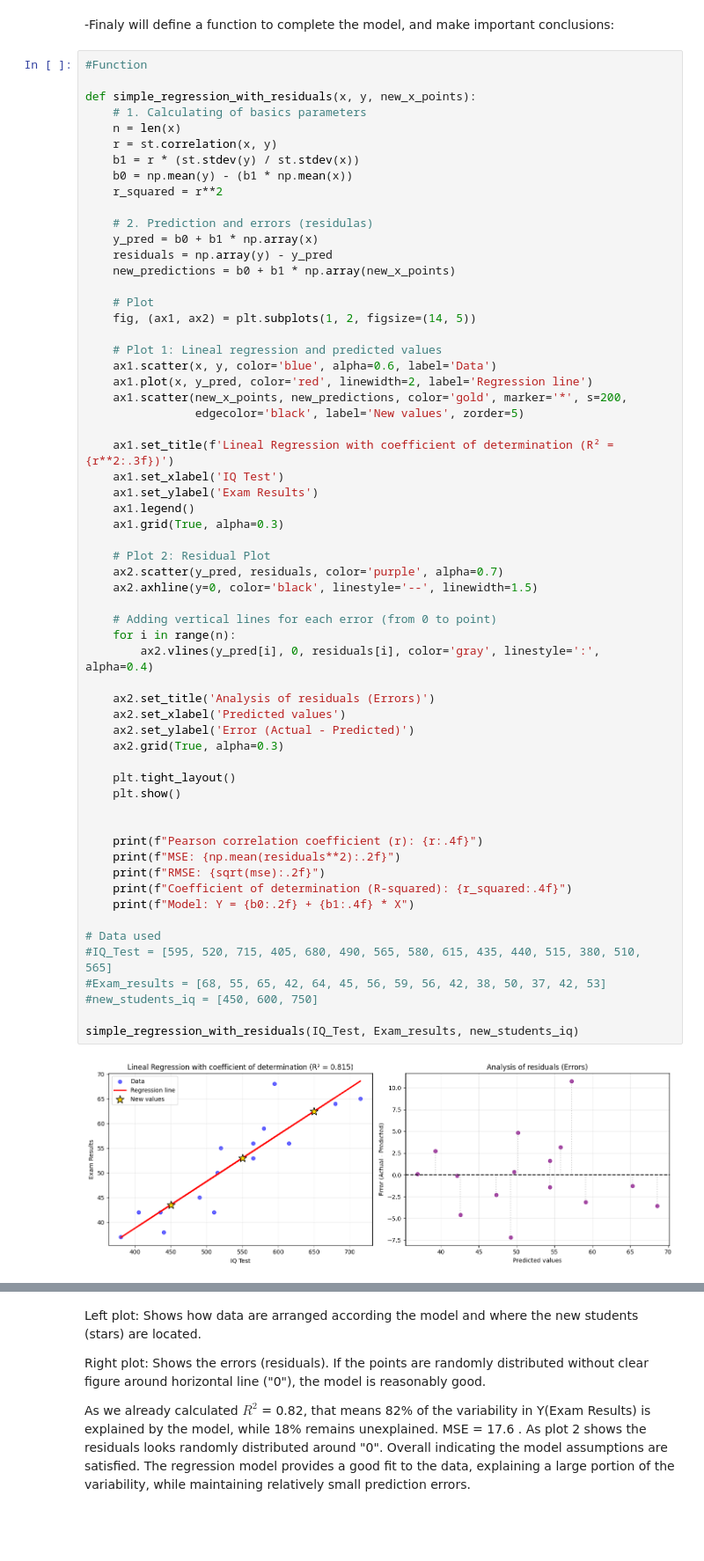
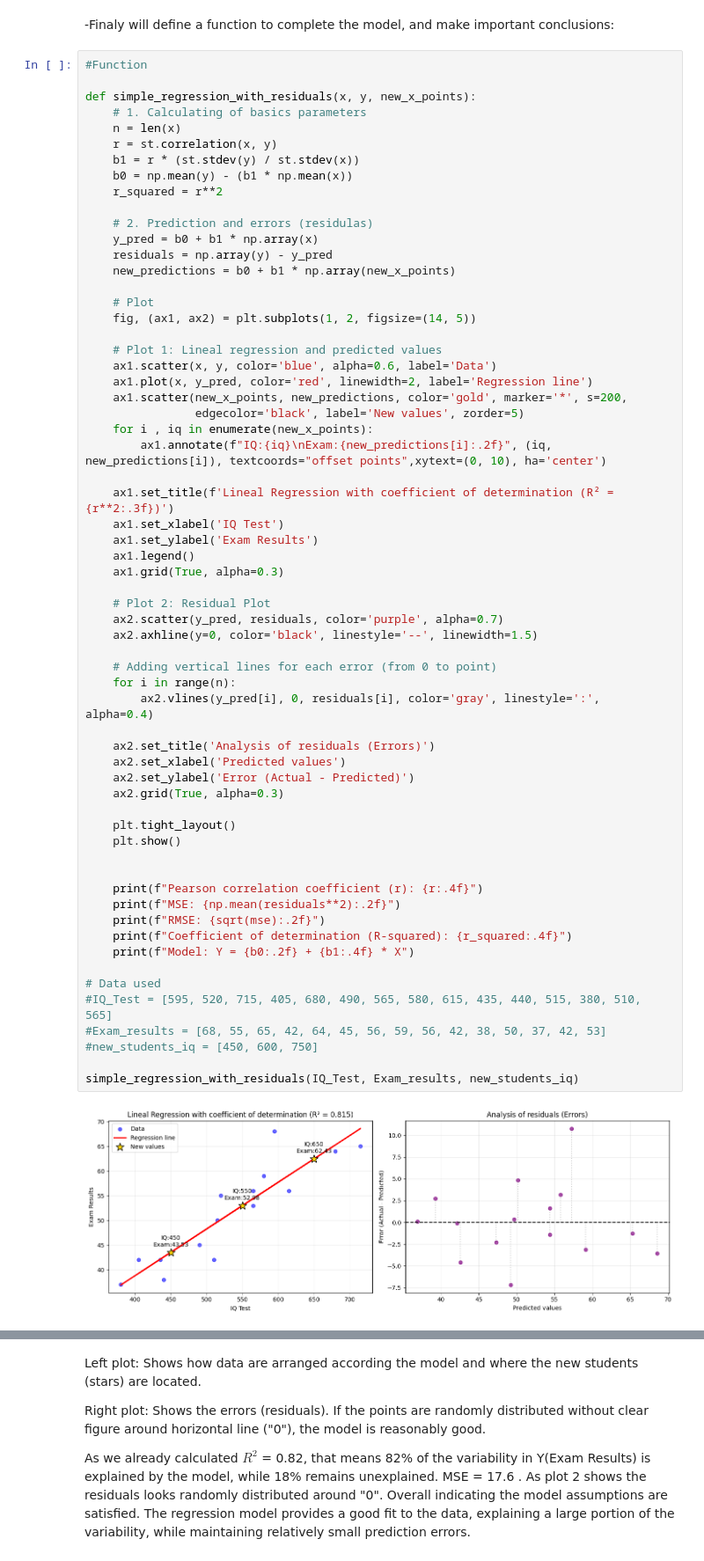
Before and after one commit to Victor-Mechkarov/V-Mechkarov, a Jupyter notebook: Jupyter_Project_Files/Correlation and Linear Regression.ipynb, the cells around one changed output, grey strips where cells are left out. Shown at 88% size. Saved outputs shown, nothing was run; the diff lists cells and outputs as text; blank space fills up the shorter version.

```diff
--- a/Jupyter_Project_Files/Correlation and Linear Regression.ipynb
+++ b/Jupyter_Project_Files/Correlation and Linear Regression.ipynb
@@ -449,6 +435,8 @@ def simple_regression_with_residuals(x, y, new_x_points):
     ax1.plot(x, y_pred, color='red', linewidth=2, label='Regression line')
     ax1.scatter(new_x_points, new_predictions, color='gold', marker='*', s=200,
                 edgecolor='black', label='New values', zorder=5)
+    for i , iq in enumerate(new_x_points):
+        ax1.annotate(f"IQ:{iq}\nExam:{new_predictions[i]:.2f}", (iq, new_predictions[i]), textcoords="offset points",xytext=(0, 10), ha='center')
 
     ax1.set_title(f'Lineal Regression with coefficient of determination (R² = {r**2:.3f})')
     ax1.set_xlabel('IQ Test')
@@ -459,34 +447,34 @@ def simple_regression_with_residuals(x, y, new_x_points):
     # Plot 2: Residual Plot
     ax2.scatter(y_pred, residuals, color='purple', alpha=0.7)
     ax2.axhline(y=0, color='black', linestyle='--', linewidth=1.5)
 
     # Adding vertical lines for each error (from 0 to point)
     for i in range(n):
         ax2.vlines(y_pred[i], 0, residuals[i], color='gray', linestyle=':', alpha=0.4)
 
     ax2.set_title('Analysis of residuals (Errors)')
     ax2.set_xlabel('Predicted values')
     ax2.set_ylabel('Error (Actual - Predicted)')
     ax2.grid(True, alpha=0.3)
 
     plt.tight_layout()
     plt.show()
 
 
     print(f"Pearson correlation coefficient (r): {r:.4f}")
     print(f"MSE: {np.mean(residuals**2):.2f}")
     print(f"RMSE: {sqrt(mse):.2f}")
     print(f"Coefficient of determination (R-squared): {r_squared:.4f}")
     print(f"Model: Y = {b0:.2f} + {b1:.4f} * X")
 
 # Data used
 #IQ_Test = [595, 520, 715, 405, 680, 490, 565, 580, 615, 435, 440, 515, 380, 510, 565]
 #Exam_results = [68, 55, 65, 42, 64, 45, 56, 59, 56, 42, 38, 50, 37, 42, 53]
 #new_students_iq = [450, 600, 750]
 
 simple_regression_with_residuals(IQ_Test, Exam_results, new_students_iq)
 # %% [output]
-[figure, old version]
+[figure, new version]
 Pearson correlation coefficient (r): 0.9030
 MSE: 17.60
 RMSE: 4.20
```
Also changed, not shown: parts of 3 cells of this notebook.
